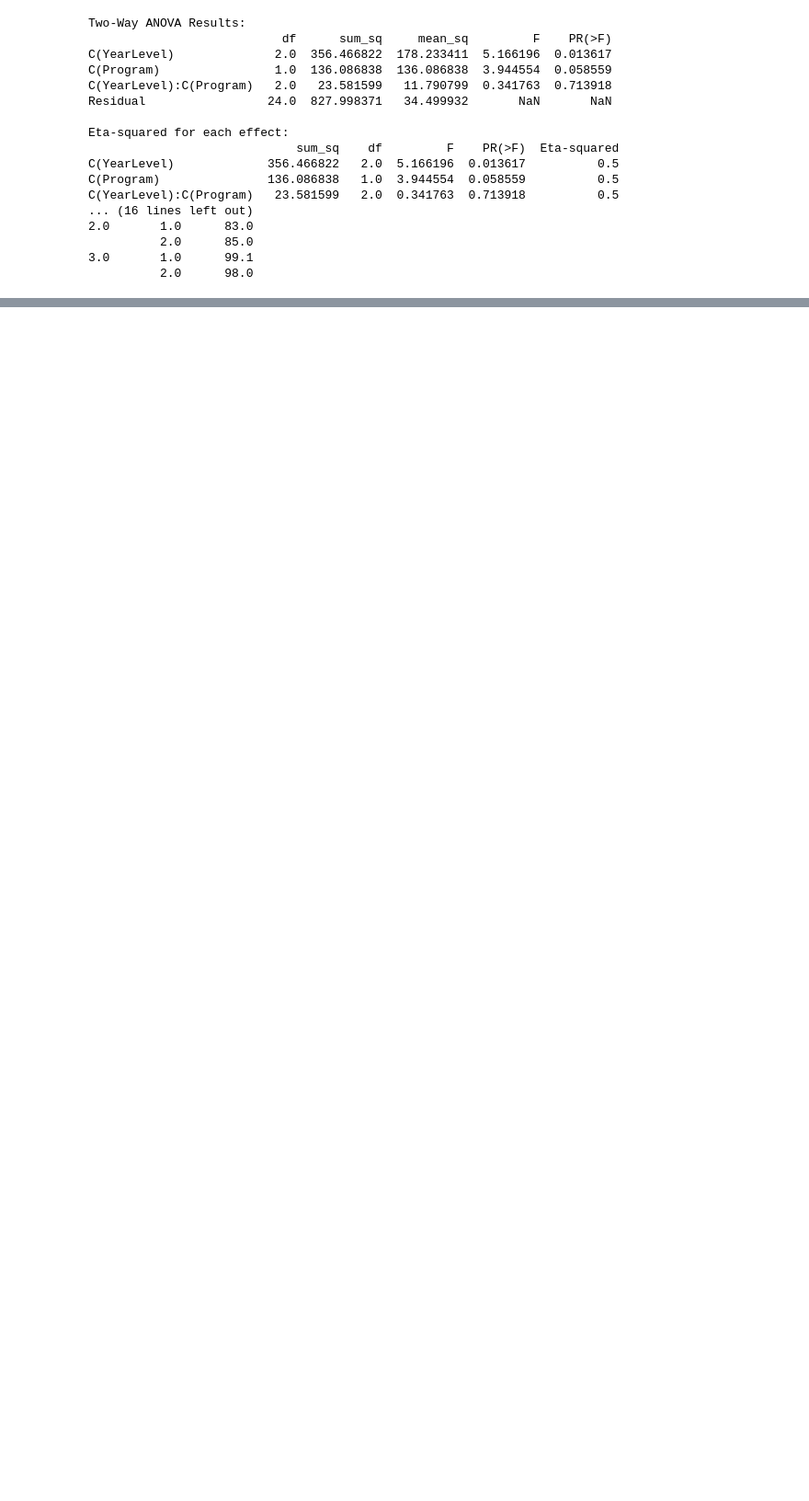
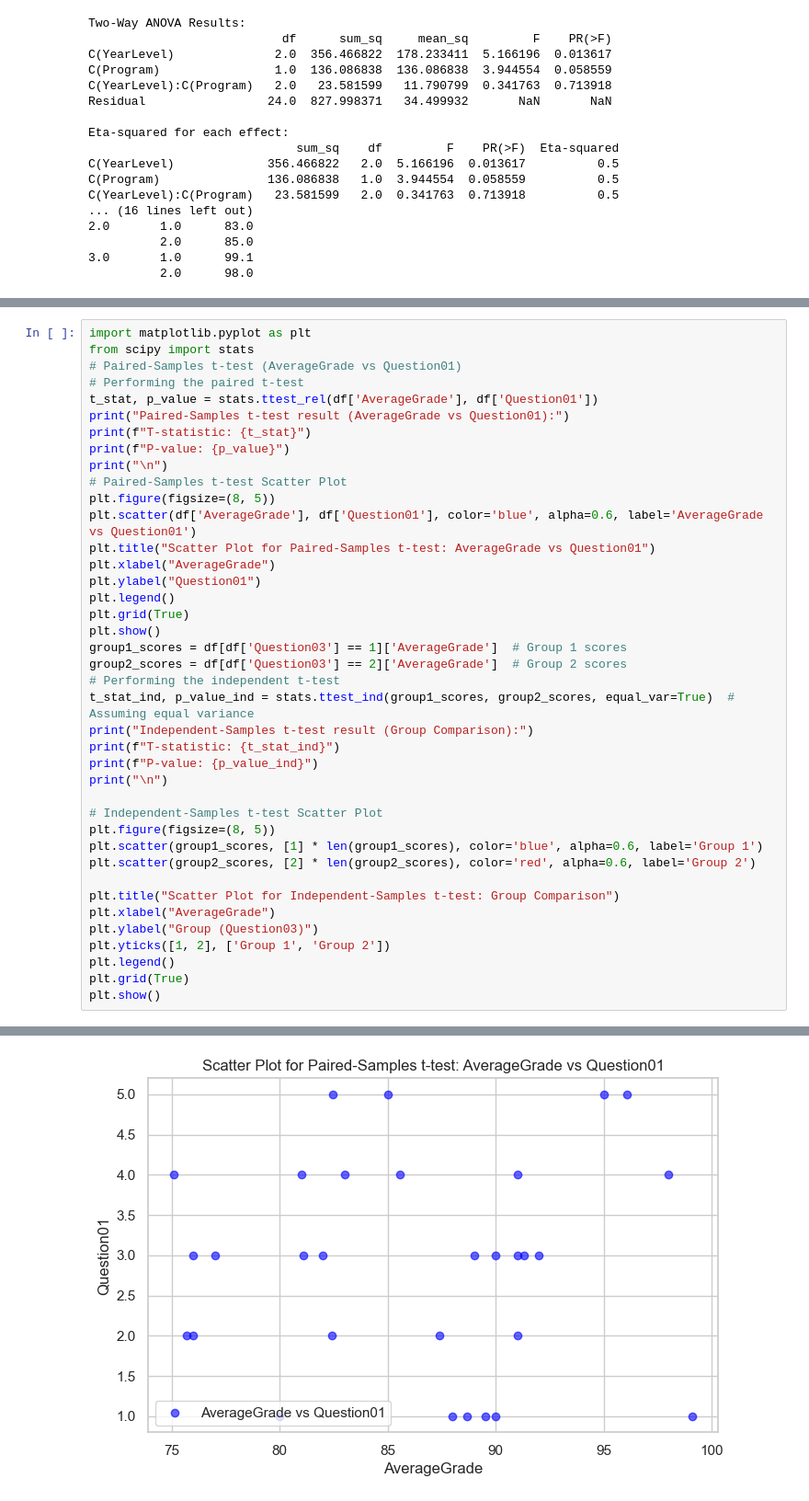
Before and after one commit to Leyaaaan1/Statistics, a Jupyter notebook: data.ipynb, the cells around one changed output, grey strips where cells are left out. Shown at 92% size. Saved outputs shown, nothing was run; the diff lists cells and outputs as text; blank space fills up the shorter version.

Commit message:
add multiple regression and paired sample t test

```diff
--- a/data.ipynb
+++ b/data.ipynb
@@ -240,0 +362,41 @@ Notes:
+# %%
+import matplotlib.pyplot as plt
+from scipy import stats
+# Paired-Samples t-test (AverageGrade vs Question01)
+# Performing the paired t-test
+t_stat, p_value = stats.ttest_rel(df['AverageGrade'], df['Question01'])
+print("Paired-Samples t-test result (AverageGrade vs Question01):")
+print(f"T-statistic: {t_stat}")
+print(f"P-value: {p_value}")
+print("\n")
+# Paired-Samples t-test Scatter Plot
+plt.figure(figsize=(8, 5))
+plt.scatter(df['AverageGrade'], df['Question01'], color='blue', alpha=0.6, label='AverageGrade vs Question01')
+plt.title("Scatter Plot for Paired-Samples t-test: AverageGrade vs Question01")
+plt.xlabel("AverageGrade")
+plt.ylabel("Question01")
+plt.legend()
+plt.grid(True)
+plt.show()
+group1_scores = df[df['Question03'] == 1]['AverageGrade']  # Group 1 scores
+group2_scores = df[df['Question03'] == 2]['AverageGrade']  # Group 2 scores
+# Performing the independent t-test
+t_stat_ind, p_value_ind = stats.ttest_ind(group1_scores, group2_scores, equal_var=True)  # Assuming equal variance
+print("Independent-Samples t-test result (Group Comparison):")
+print(f"T-statistic: {t_stat_ind}")
+print(f"P-value: {p_value_ind}")
+print("\n")
+
+# Independent-Samples t-test Scatter Plot
+plt.figure(figsize=(8, 5))
+plt.scatter(group1_scores, [1] * len(group1_scores), color='blue', alpha=0.6, label='Group 1')
+plt.scatter(group2_scores, [2] * len(group2_scores), color='red', alpha=0.6, label='Group 2')
+
+plt.title("Scatter Plot for Independent-Samples t-test: Group Comparison")
+plt.xlabel("AverageGrade")
+plt.ylabel("Group (Question03)")
+plt.yticks([1, 2], ['Group 1', 'Group 2'])
+plt.legend()
+plt.grid(True)
+plt.show()
+# %% [output]
@@ -240,0 +406 @@ Notes:
+[figure, added]
```
Also changed, not shown: parts of 4 cells of this notebook.
